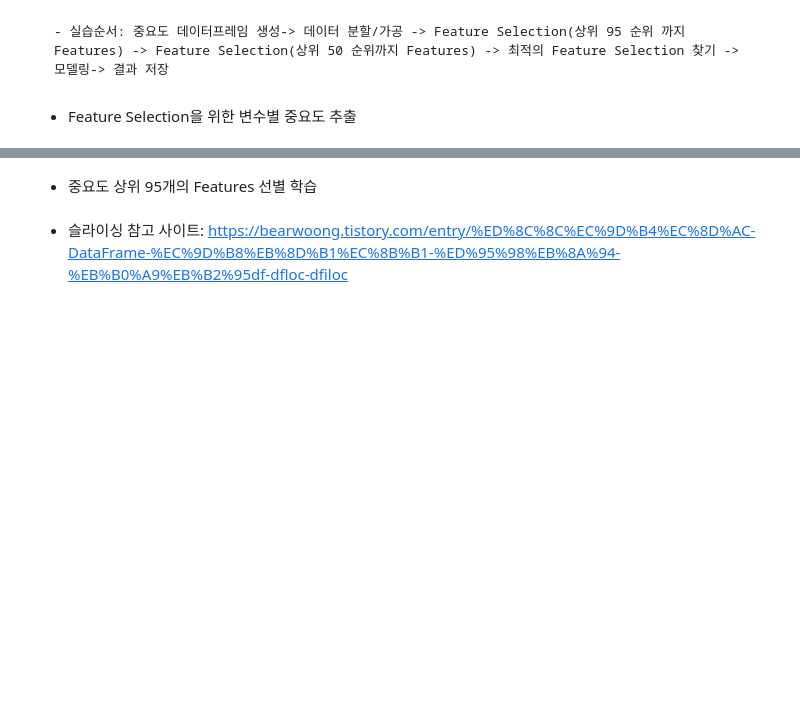
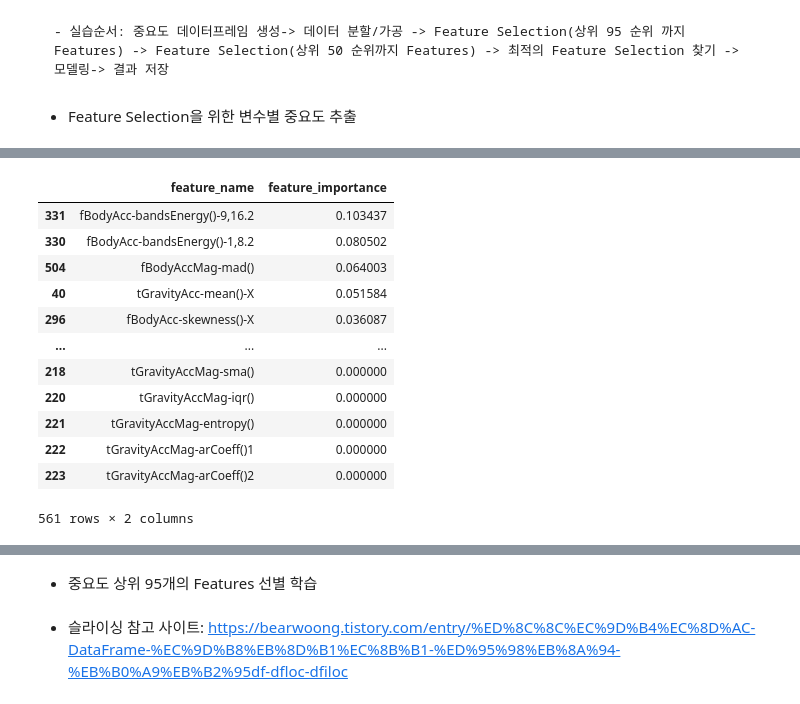
Before and after one commit to dovan2026/maching_learning, a Jupyter notebook: 종합실습2_02_모델튜닝.ipynb, the cells around one changed output, grey strips where cells are left out. Drawn from its saved outputs; the diff is of its cells as text; code cells hidden in the pictures; blank space fills up the shorter version.

```diff
--- a/종합실습2_02_모델튜닝.ipynb
+++ b/종합실습2_02_모델튜닝.ipynb
@@ -350,6 +819,22 @@ importance_sort = pd.DataFrame()
 # %%
 # importance_sort['feature_importance'] 를 내림차순 정열(기준열='feature_importance', 내림차순)
 # 참고함수: sort_values
+importance_sort.sort_values(by='feature_importance', ascending=False, inplace=True)
+importance_sort
+# %% [output]
+|  | feature_name | feature_importance |
+| 331 | fBodyAcc-bandsEnergy()-9,16.2 | 0.103437 |
+| 330 | fBodyAcc-bandsEnergy()-1,8.2 | 0.080502 |
+| 504 | fBodyAccMag-mad() | 0.064003 |
+| 40 | tGravityAcc-mean()-X | 0.051584 |
+| 296 | fBodyAcc-skewness()-X | 0.036087 |
+| ... | ... | ... |
+| 218 | tGravityAccMag-sma() | 0.000000 |
+| 220 | tGravityAccMag-iqr() | 0.000000 |
+| 221 | tGravityAccMag-entropy() | 0.000000 |
+| 222 | tGravityAccMag-arCoeff()1 | 0.000000 |
+| 223 | tGravityAccMag-arCoeff()2 | 0.000000 |
+561 rows × 2 columns
 # %%
 # feature_importance 내림차순 정렬 때문에 엉킨 인덱스 재설정
 # 참고함수: reset_index
```
Also changed, not shown: parts of 56 cells of this notebook, 2 other files.
